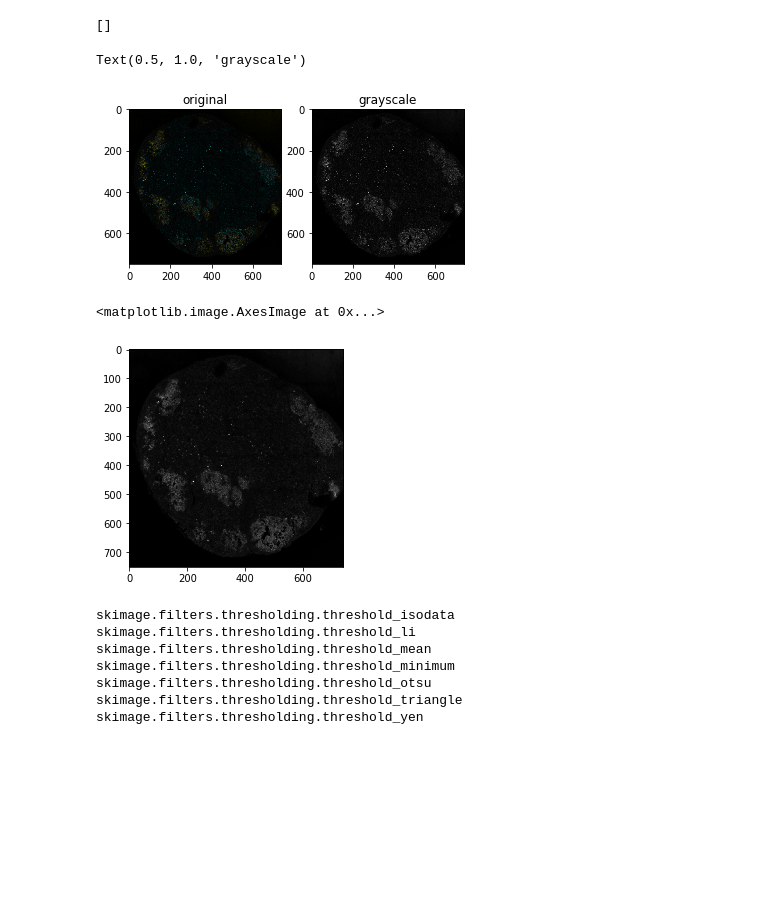
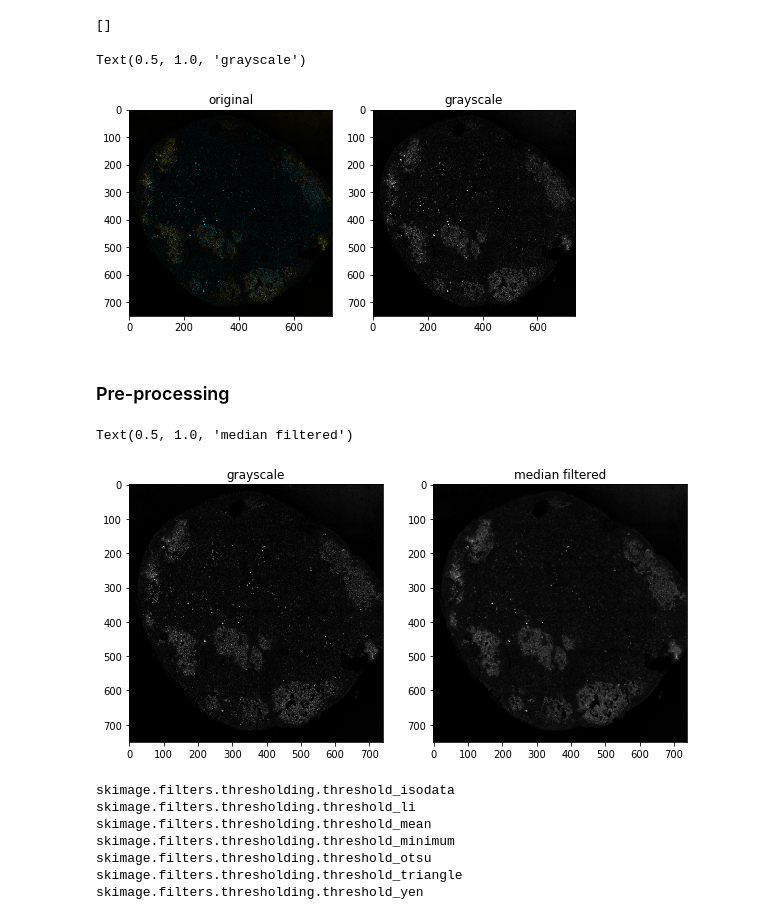
Before and after one commit to Canlll/final-project, a Jupyter notebook: final-project-CL.ipynb, the cells around one changed output. Drawn from its saved outputs; the diff is of its cells as text; code cells hidden in the pictures; blank space fills up the shorter version.

```diff
--- a/final-project-CL.ipynb
+++ b/final-project-CL.ipynb
@@ -46,22 +46,29 @@ GC_gray = skimage.color.rgb2gray(GC_img)
 # %% [output]
 []
 # %%
+plt.figure(figsize = (8,8))
 plt.subplot(1,2,1)
-plt.imshow(GC_img)
-plt.title('original')
+plt.imshow(GC_img); plt.title('original')
 plt.subplot(1,2,2)
-plt.imshow(GC_gray, cmap='gray')
-plt.title('grayscale')
+plt.imshow(GC_gray, cmap='gray'); plt.title('grayscale')
 # %% [output]
 Text(0.5, 1.0, 'grayscale')
-[figure, old version]
+[figure, new version]
+# %% [markdown]
+### Pre-processing
 # %%
 median_filtered = scipy.ndimage.median_filter(GC_gray, size = 3)
-# %%
-plt.imshow(median_filtered, cmap = 'gray')
-# %% [output]
-<matplotlib.image.AxesImage at 0x...>
-[figure, removed]
+# %%
+plt.figure(figsize = (10,10))
+plt.subplot(1,2,1)
+plt.imshow(GC_gray, cmap='gray')
+plt.title('grayscale')
+plt.subplot(1,2,2)
+plt.imshow(median_filtered, cmap='gray')
+plt.title('median filtered')
+# %% [output]
+Text(0.5, 1.0, 'median filtered')
+[figure, added]
 # %%
 result = skimage.filters.thresholding.try_all_threshold(median_filtered)
 # %% [output]
```
Also changed, not shown: parts of 18 cells of this notebook.
